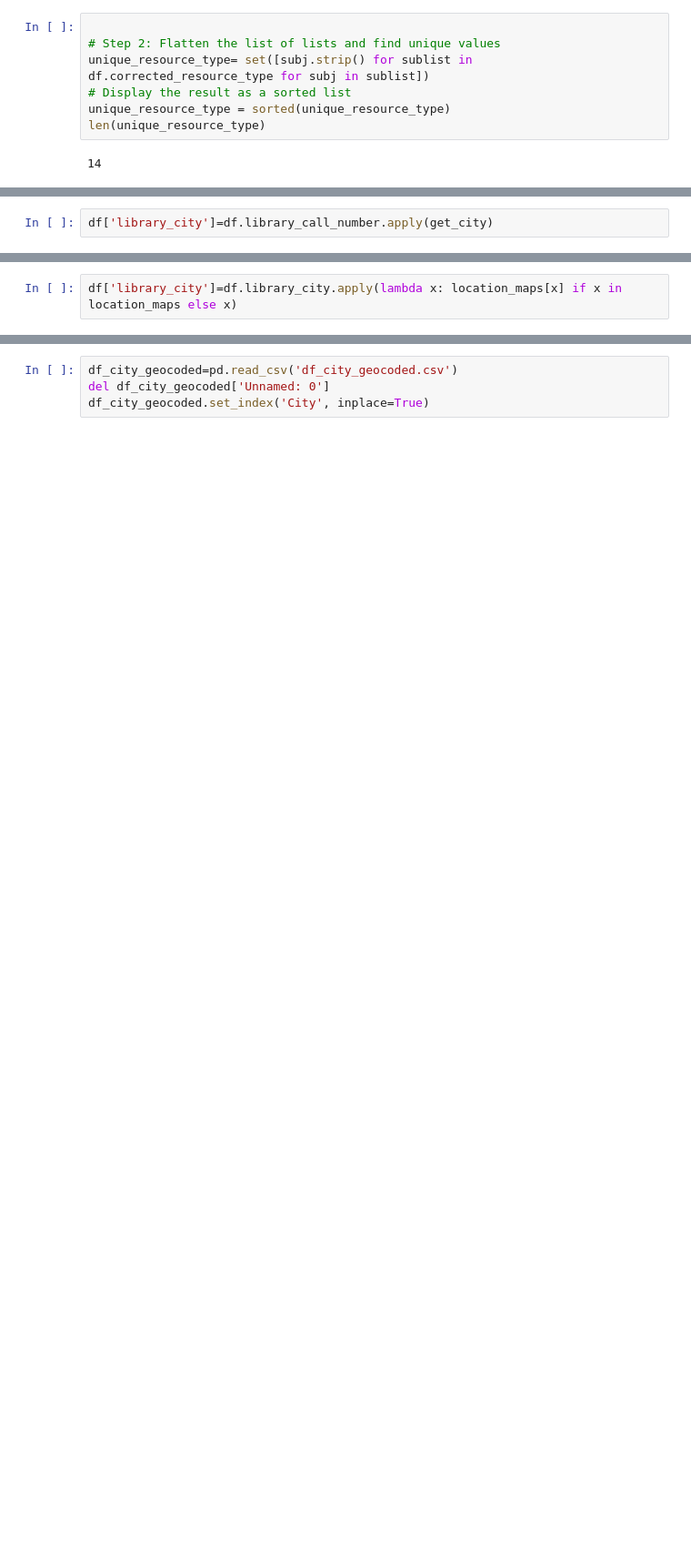
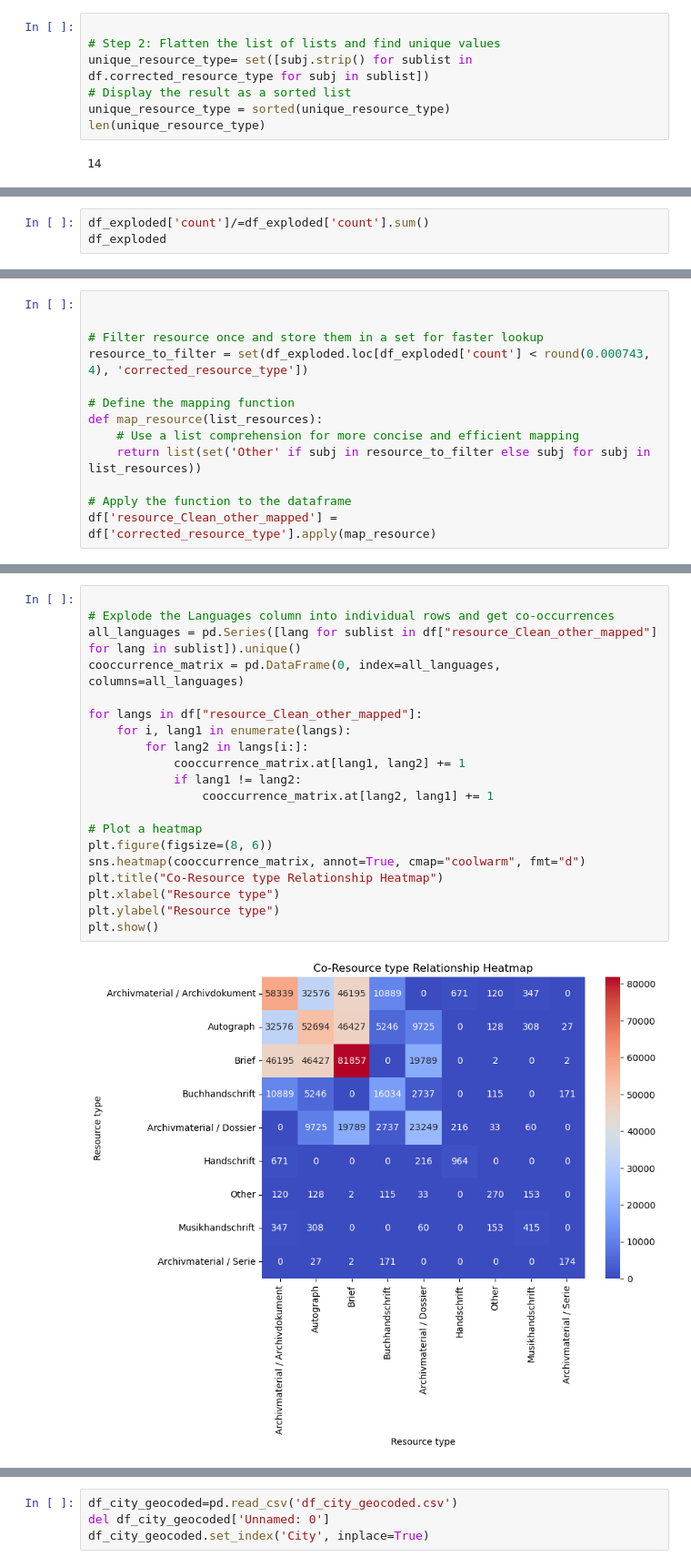
Before and after one commit to YasAsgari/IVDA, a Jupyter notebook: Exploratory Analysis/Exploratory_analysis.ipynb, the cells around one changed output, grey strips where cells are left out. Shown at 91% size. Cells and saved outputs as stored; diff of their text form; blank space fills up the shorter version.

```diff
--- a/Exploratory Analysis/Exploratory_analysis.ipynb
+++ b/Exploratory Analysis/Exploratory_analysis.ipynb
@@ -221,2 +405,0 @@ def get_city(x):
-# %%
-df['library_city']=df.library_call_number.apply(get_city)
@@ -231,2 +405,0 @@ location_maps={'Autographensammlung Geigy-Hagenbach':'Basel','Bernoulli-Briefinv
-# %%
-df['library_city']=df.library_city.apply(lambda x: location_maps[x] if x in location_maps else x)
@@ -298,0 +423,3 @@ fig.show()
+# %%
+df_exploded['count']/=df_exploded['count'].sum()
+df_exploded
@@ -298,0 +442,13 @@ fig.show()
+# %%
+
+
+# Filter resource once and store them in a set for faster lookup
+resource_to_filter = set(df_exploded.loc[df_exploded['count'] < round(0.000743, 4), 'corrected_resource_type'])
+
+# Define the mapping function
+def map_resource(list_resources):
+    # Use a list comprehension for more concise and efficient mapping
+    return list(set('Other' if subj in resource_to_filter else subj for subj in list_resources))
+
+# Apply the function to the dataframe
+df['resource_Clean_other_mapped'] = df['corrected_resource_type'].apply(map_resource)
@@ -298,0 +472,22 @@ fig.show()
+# %%
+
+# Explode the Languages column into individual rows and get co-occurrences
+all_languages = pd.Series([lang for sublist in df["resource_Clean_other_mapped"] for lang in sublist]).unique()
+cooccurrence_matrix = pd.DataFrame(0, index=all_languages, columns=all_languages)
+
+for langs in df["resource_Clean_other_mapped"]:
+    for i, lang1 in enumerate(langs):
+        for lang2 in langs[i:]:
+            cooccurrence_matrix.at[lang1, lang2] += 1
+            if lang1 != lang2:
+                cooccurrence_matrix.at[lang2, lang1] += 1
+
+# Plot a heatmap
+plt.figure(figsize=(8, 6))
+sns.heatmap(cooccurrence_matrix, annot=True, cmap="coolwarm", fmt="d")
+plt.title("Co-Resource type Relationship Heatmap")
+plt.xlabel("Resource type")
+plt.ylabel("Resource type")
+plt.show()
+# %% [output]
+[figure, added]
```
Also changed, not shown: parts of 68 cells of this notebook, 1 other file.
